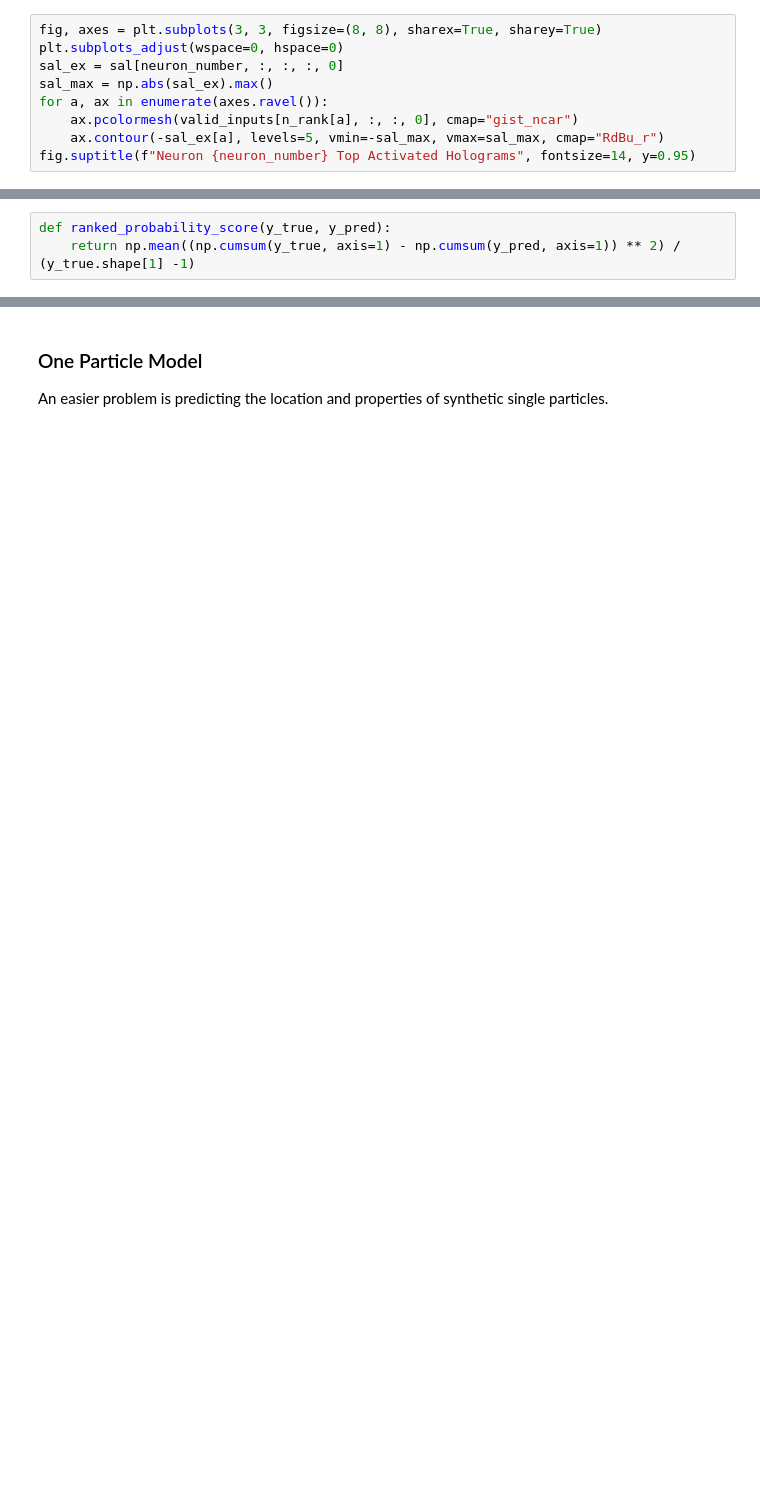
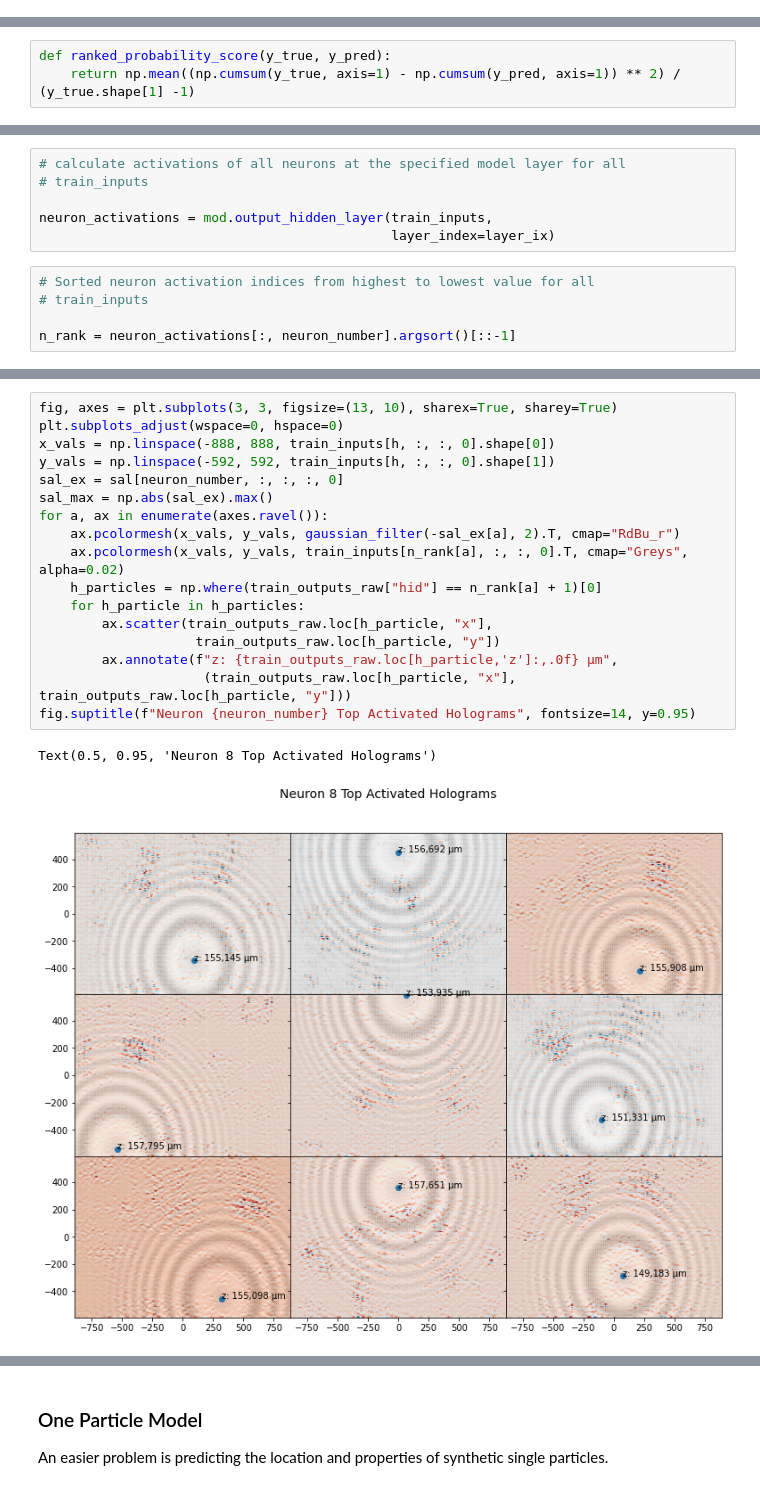
Before and after one commit to NCAR/ai4ess-hackathon-2020, a Jupyter notebook: notebooks/holodec.ipynb, the cells around one changed output, grey strips where cells are left out. Cells and saved outputs as stored; diff of their text form; blank space fills up the shorter version.

```diff
--- a/notebooks/holodec.ipynb
+++ b/notebooks/holodec.ipynb
@@ -849,9 +757,0 @@ b, batch_index, batch_indices[b + 1]: 0, 0, 9
-# %%
-fig, axes = plt.subplots(3, 3, figsize=(8, 8), sharex=True, sharey=True)
-plt.subplots_adjust(wspace=0, hspace=0)
-sal_ex = sal[neuron_number, :, :, :, 0]
-sal_max = np.abs(sal_ex).max()
-for a, ax in enumerate(axes.ravel()):
-    ax.pcolormesh(valid_inputs[n_rank[a], :, :, 0], cmap="gist_ncar")
-    ax.contour(-sal_ex[a], levels=5, vmin=-sal_max, vmax=sal_max, cmap="RdBu_r")
-fig.suptitle(f"Neuron {neuron_number} Top Activated Holograms", fontsize=14, y=0.95)
@@ -915,0 +846,11 @@ print(f"RPSS: {rpss:0.3f}")
+# %%
+# calculate activations of all neurons at the specified model layer for all
+# train_inputs
+
+neuron_activations = mod.output_hidden_layer(train_inputs,
+                                             layer_index=layer_ix)
+# %%
+# Sorted neuron activation indices from highest to lowest value for all
+# train_inputs
+
+n_rank = neuron_activations[:, neuron_number].argsort()[::-1]
@@ -915,0 +861,20 @@ print(f"RPSS: {rpss:0.3f}")
+# %%
+fig, axes = plt.subplots(3, 3, figsize=(13, 10), sharex=True, sharey=True)
+plt.subplots_adjust(wspace=0, hspace=0)
+x_vals = np.linspace(-888, 888, train_inputs[h, :, :, 0].shape[0])
+y_vals = np.linspace(-592, 592, train_inputs[h, :, :, 0].shape[1])
+sal_ex = sal[neuron_number, :, :, :, 0]
+sal_max = np.abs(sal_ex).max()
+for a, ax in enumerate(axes.ravel()):
+    ax.pcolormesh(x_vals, y_vals, gaussian_filter(-sal_ex[a], 2).T, cmap="RdBu_r")
+    ax.pcolormesh(x_vals, y_vals, train_inputs[n_rank[a], :, :, 0].T, cmap="Greys", alpha=0.02)
+    h_particles = np.where(train_outputs_raw["hid"] == n_rank[a] + 1)[0]
+    for h_particle in h_particles:
+        ax.scatter(train_outputs_raw.loc[h_particle, "x"],
+                    train_outputs_raw.loc[h_particle, "y"])
+        ax.annotate(f"z: {train_outputs_raw.loc[h_particle,'z']:,.0f} µm",
+                     (train_outputs_raw.loc[h_particle, "x"], train_outputs_raw.loc[h_particle, "y"]))
+fig.suptitle(f"Neuron {neuron_number} Top Activated Holograms", fontsize=14, y=0.95)
+# %% [output]
+Text(0.5, 0.95, 'Neuron 8 Top Activated Holograms')
+[figure, added]
```
Also changed, not shown: parts of 42 cells of this notebook.
